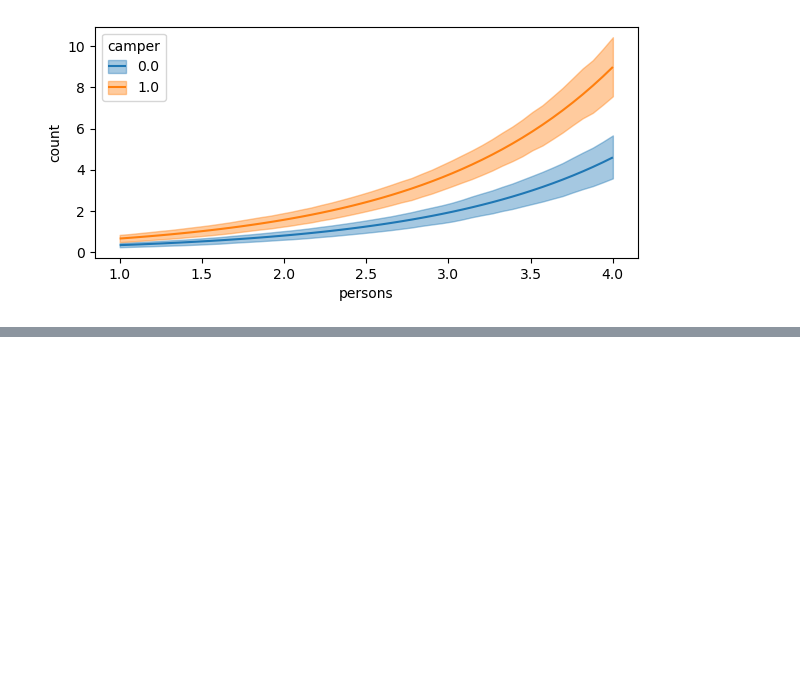
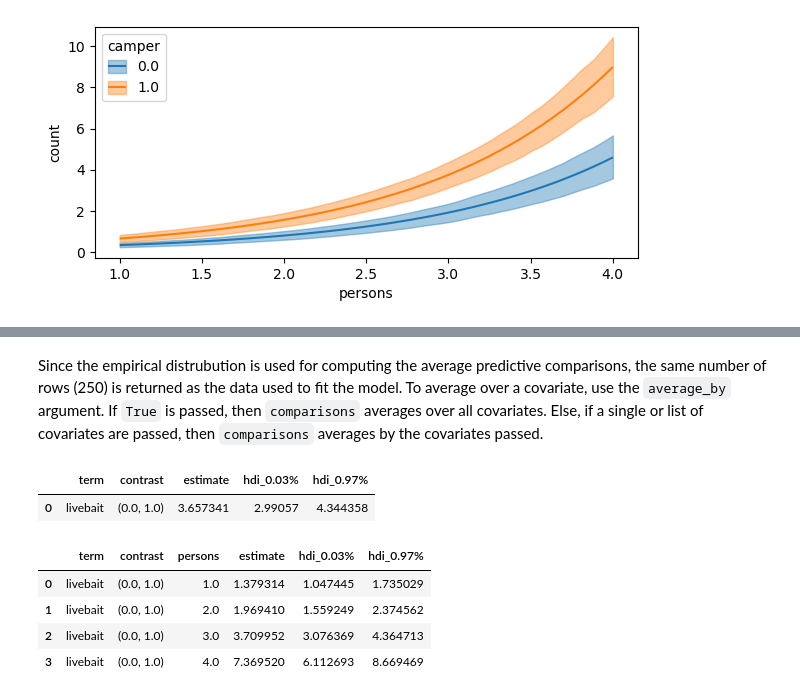
Before and after one commit to GStechschulte/gstechschulte.github.io, a Jupyter notebook: posts/2023-06-17-gsoc-update-2.ipynb, the cells around one changed output, grey strips where cells are left out. Drawn from its saved outputs; the diff is of its cells as text; code cells hidden in the pictures; blank space fills up the shorter version.

```diff
--- a/posts/2023-06-17-gsoc-update-2.ipynb
+++ b/posts/2023-06-17-gsoc-update-2.ipynb
@@ -131,0 +163,29 @@ fig.set_size_inches(7, 3)
+# %% [markdown]
+Since the empirical distrubution is used for computing the average predictive comparisons, the same number of rows (250) is returned as the data used to fit the model. To average over a covariate, use the `average_by` argument. If `True` is passed, then `comparisons` averages over all covariates. Else, if a single or list of covariates are passed, then `comparisons` averages by the covariates passed.
+# %%
+# marginalize over all covariates
+comparisons(
+    model=fish_model,
+    idata=fish_idata,
+    contrast="livebait",
+    conditional=None,
+    average_by=True
+)
+# %% [output]
+|  | term | contrast | estimate | hdi_0.03% | hdi_0.97% |
+| 0 | livebait | (0.0, 1.0) | 3.657341 | 2.99057 | 4.344358 |
+# %%
+# average by number of persons
+comparisons(
+    model=fish_model,
+    idata=fish_idata,
+    contrast="livebait",
+    conditional=None,
+    average_by=["persons"]
+)
+# %% [output]
+|  | term | contrast | persons | estimate | hdi_0.03% | hdi_0.97% |
+| 0 | livebait | (0.0, 1.0) | 1.0 | 1.379314 | 1.047445 | 1.735029 |
+| 1 | livebait | (0.0, 1.0) | 2.0 | 1.969410 | 1.559249 | 2.374562 |
+| 2 | livebait | (0.0, 1.0) | 3.0 | 3.709952 | 3.076369 | 4.364713 |
+| 3 | livebait | (0.0, 1.0) | 4.0 | 7.369520 | 6.112693 | 8.669469 |
```
Also changed, not shown: parts of 14 cells of this notebook, 8 other files.
